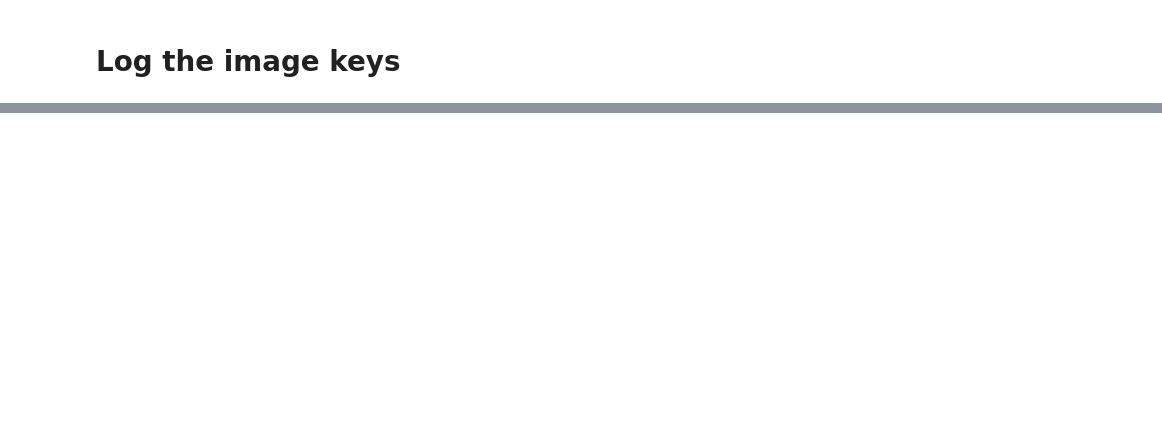
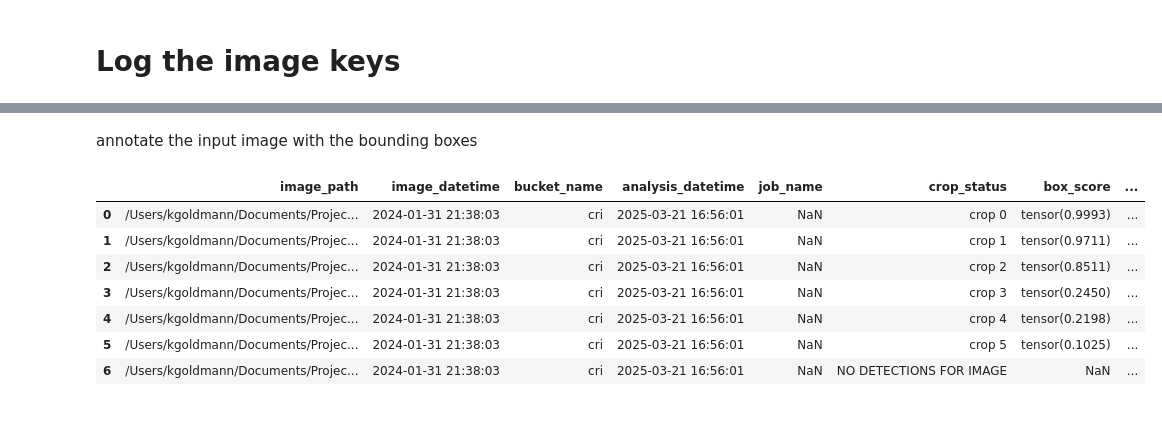
Before and after one commit to AMI-system/amber-inferences, a Jupyter notebook: examples/tutorial.ipynb, the cells around one changed output, grey strips where cells are left out. Drawn from its saved outputs; the diff is of its cells as text; code cells hidden in the pictures; blank space fills up the shorter version.

Commit message:
get crops and summarise

```diff
--- a/examples/tutorial.ipynb
+++ b/examples/tutorial.ipynb
@@ -54,0 +211,15 @@ cr_deployments
+# %% [markdown]
+annotate the input image with the bounding boxes
+# %%
+# read in the csv file
+crops = pd.read_csv('./examples/dep000031_crops.csv')
+crops
+# %% [output]
+|  | image_path | image_datetime | bucket_name | analysis_datetime | job_name | crop_status | box_score | ... |
+| 0 | /Users/kgoldmann/Documents/Projec... | 2024-01-31 21:38:03 | cri | 2025-03-21 16:56:01 | NaN | crop 0 | tensor(0.9993) | ... |
+| 1 | /Users/kgoldmann/Documents/Projec... | 2024-01-31 21:38:03 | cri | 2025-03-21 16:56:01 | NaN | crop 1 | tensor(0.9711) | ... |
+| 2 | /Users/kgoldmann/Documents/Projec... | 2024-01-31 21:38:03 | cri | 2025-03-21 16:56:01 | NaN | crop 2 | tensor(0.8511) | ... |
+| 3 | /Users/kgoldmann/Documents/Projec... | 2024-01-31 21:38:03 | cri | 2025-03-21 16:56:01 | NaN | crop 3 | tensor(0.2450) | ... |
+| 4 | /Users/kgoldmann/Documents/Projec... | 2024-01-31 21:38:03 | cri | 2025-03-21 16:56:01 | NaN | crop 4 | tensor(0.2198) | ... |
+| 5 | /Users/kgoldmann/Documents/Projec... | 2024-01-31 21:38:03 | cri | 2025-03-21 16:56:01 | NaN | crop 5 | tensor(0.1025) | ... |
+| 6 | /Users/kgoldmann/Documents/Projec... | 2024-01-31 21:38:03 | cri | 2025-03-21 16:56:01 | NaN | NO DETECTIONS FOR IMAGE | NaN | ... |
@@ -54,0 +247,17 @@ cr_deployments
+# %% [markdown]
+<!-- python3 -m amber_inferences.cli.perform_inferences \
+  --chunk_id 10 \
+  --json_file '../examples/dep000022_keys.json' \
+  --output_dir '../data/examples/dep000022' \
+  --bucket_name 'pan' \
+  --credentials_file '../credentials.json' \
+  --csv_file '../data/examples/dep000022.csv' \
+  --species_model_path ../models/turing-costarica_v03_resnet50_2024-06-04-16-17_state.pt \
+  --species_labels ../models/03_costarica_data_category_map.json \
+  --binary_model_path ../models/moth-nonmoth-effv2b3_20220506_061527_30.pth \
+  --localisation_model_path ../models/v1_localizmodel_2021-08-17-12-06.pt \
+  --order_model_path ../models/dhc_best_128.pth \
+  --order_thresholds_path ../models/thresholdsTestTrain.csv \
+  --perform_inference \
+  --box_threshold 0.99 \
+  --save_crops -->
```
Also changed, not shown: parts of 22 cells of this notebook, 1 other file.
